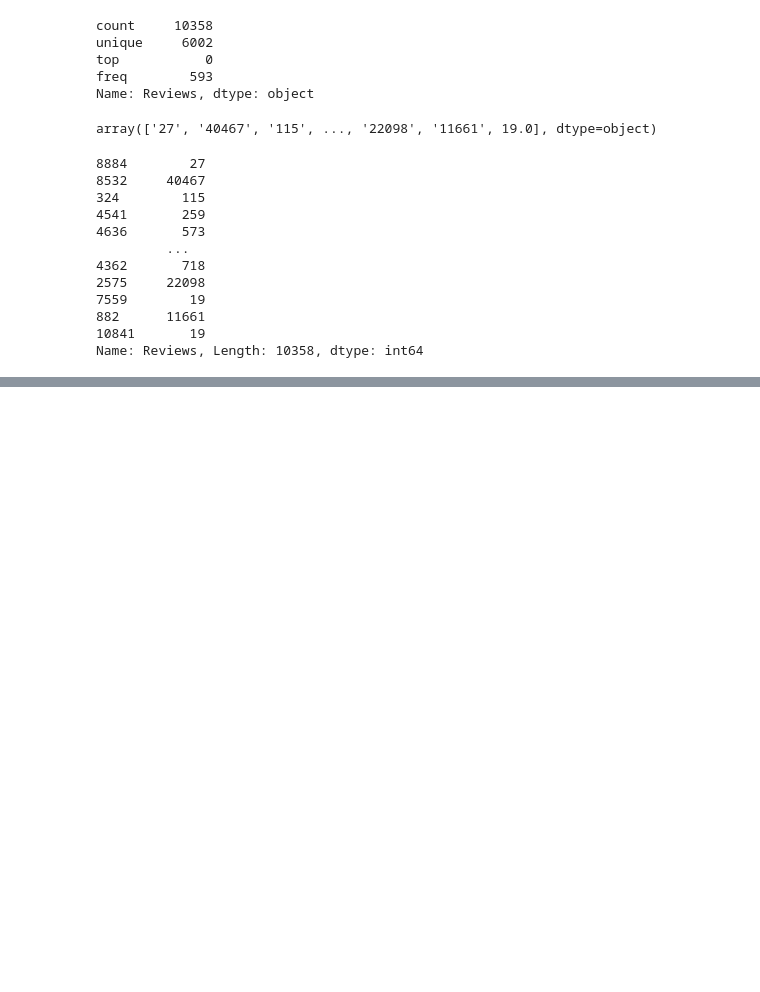
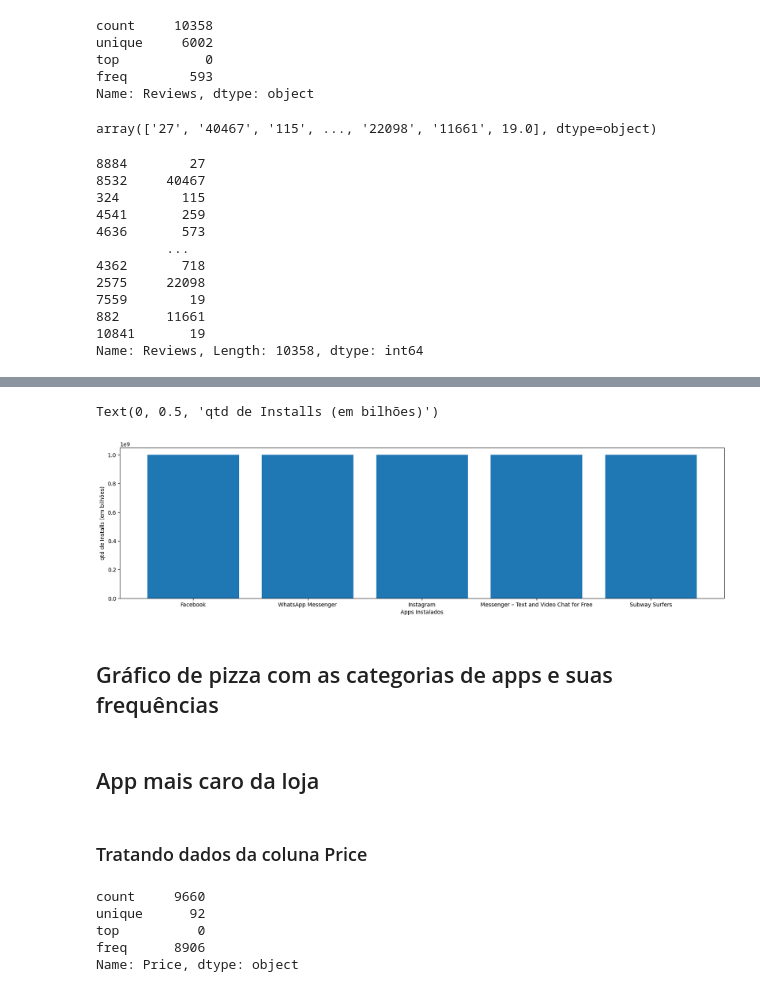
Before and after one commit to sarahkolesnikova/compassacademy, a Jupyter notebook: Sprint-3/Desafio/desafio_sprint-3.ipynb, the cells around one changed output, grey strips where cells are left out. Drawn from its saved outputs; the diff is of its cells as text; code cells hidden in the pictures; blank space fills up the shorter version.

```diff
--- a/Sprint-3/Desafio/desafio_sprint-3.ipynb
+++ b/Sprint-3/Desafio/desafio_sprint-3.ipynb
@@ -338,0 +554,3 @@ Name: Reviews, Length: 10358, dtype: int64
+# %%
+loja_google = loja_google.drop(columns=['Size Novo'])
+loja_google # Remove a coluna Size Novo do dataset
@@ -338,0 +559,3 @@ Name: Reviews, Length: 10358, dtype: int64
+# %%
+loja_google_ordenada = loja_google.sort_values(by= ['Installs', 'Reviews'], ascending=False)
+loja_google_ordenada # Ordena o dataset loja_google pela coluna Installs e Reviews em ordem decrescente
@@ -338,0 +576,3 @@ Name: Reviews, Length: 10358, dtype: int64
+# %%
+loja_google_ordenada = loja_google_ordenada.drop_duplicates(subset='App', keep='first')
+loja_google_ordenada # Remove as linhas duplicadas do dataframe loja_google_ordenada
@@ -338,0 +593,3 @@ Name: Reviews, Length: 10358, dtype: int64
+# %%
+top_5_apps = loja_google_ordenada.head(5)
+top_5_apps # Mostra as 5 primeiras linhas do dataframe loja_google_ordenada
@@ -338,0 +603,22 @@ Name: Reviews, Length: 10358, dtype: int64
+# %%
+plt.figure(figsize=(20, 5))
+plt.bar(top_5_apps['App'], top_5_apps['Installs'])
+plt.xlabel('Apps Instalados')
+plt.ylabel('qtd de Installs (em bilhões)')
+# %% [output]
+Text(0, 0.5, 'qtd de Installs (em bilhões)')
+[figure, added]
+# %% [markdown]
+## Gráfico de pizza com as categorias de apps e suas frequências
+# %% [markdown]
+## App mais caro da loja
+# %% [markdown]
+### Tratando dados da coluna Price
+# %%
+loja_google_ordenada['Price'].describe() # Mostra informações sobre a coluna Price
+# %% [output]
+count     9660
+unique      92
+top          0
+freq      8906
+Name: Price, dtype: object
```
Also changed, not shown: parts of 62 cells of this notebook.
